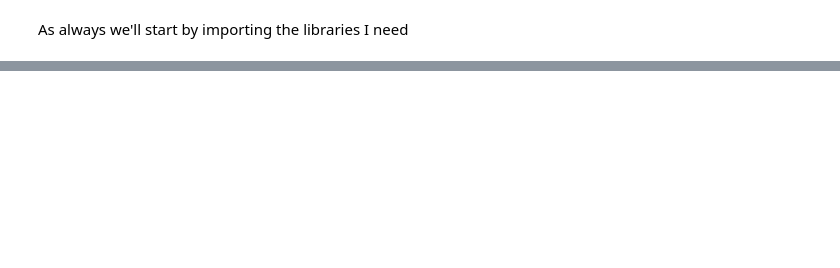
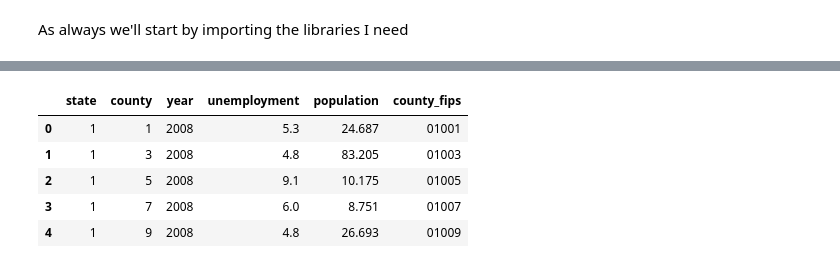
Before and after one commit to yasminyong/QM2WORK, a Jupyter notebook: Copy_of_W5_Distributions_and_Basic_Statistics.ipynb, the cells around one changed output, grey strips where cells are left out. Drawn from its saved outputs; the diff is of its cells as text; code cells hidden in the pictures; blank space fills up the shorter version.

```diff
--- a/Copy_of_W5_Distributions_and_Basic_Statistics.ipynb
+++ b/Copy_of_W5_Distributions_and_Basic_Statistics.ipynb
@@ -741,0 +57,25 @@ Notes:
+# %%
+import requests
+from io import StringIO
+counties=pd.DataFrame() # create empty dataframe to store the county data for each year
+
+for year in range (2008,2022): # loop through years from 1990 to 2021
+    url='https://www.bls.gov/lau/laucnty'+str(year)[-2:]+'.txt' # create the url for the data
+    txt=requests.get(url, headers={'User-Agent': 'Mozilla/5.0'}).text # get the text from the url
+    txt=StringIO(txt) # create a string object
+    annual=pd.read_csv(txt, sep="\s{2,}", header=3, on_bad_lines='skip', engine='python', skipfooter=2) # read the text as a dataframe
+    annual=annual[['Code','Code.1','Year','Rate','Force']].rename(columns={'Code':'state','Code.1':'county','Year':'year','Rate':'unemployment','Force':'population'}) # rename the columns
+    counties=pd.concat([counties,annual]) # append the data for each year to the dataframe
+
+counties.dropna(inplace=True) # drop missing values
+counties['county_fips']=counties['state'].astype(str).str.zfill(2)+counties['county'].astype(int).astype(str).str.zfill(3) # create a fips code for each county
+counties['unemployment']=pd.to_numeric(counties['unemployment'], errors='coerce') # convert the unemployment rate to a numeric variable
+counties['population']=pd.to_numeric(counties['population'].str.replace(',',''), errors='coerce')/1000 # convert the population to a numeric variable and divide by 1000 to get the population in thousands
+counties.head()
+# %% [output]
+|  | state | county | year | unemployment | population | county_fips |
+| 0 | 1 | 1 | 2008 | 5.3 | 24.687 | 01001 |
+| 1 | 1 | 3 | 2008 | 4.8 | 83.205 | 01003 |
+| 2 | 1 | 5 | 2008 | 9.1 | 10.175 | 01005 |
+| 3 | 1 | 7 | 2008 | 6.0 | 8.751 | 01007 |
+| 4 | 1 | 9 | 2008 | 4.8 | 26.693 | 01009 |
```
Also changed, not shown: parts of 113 cells of this notebook.
